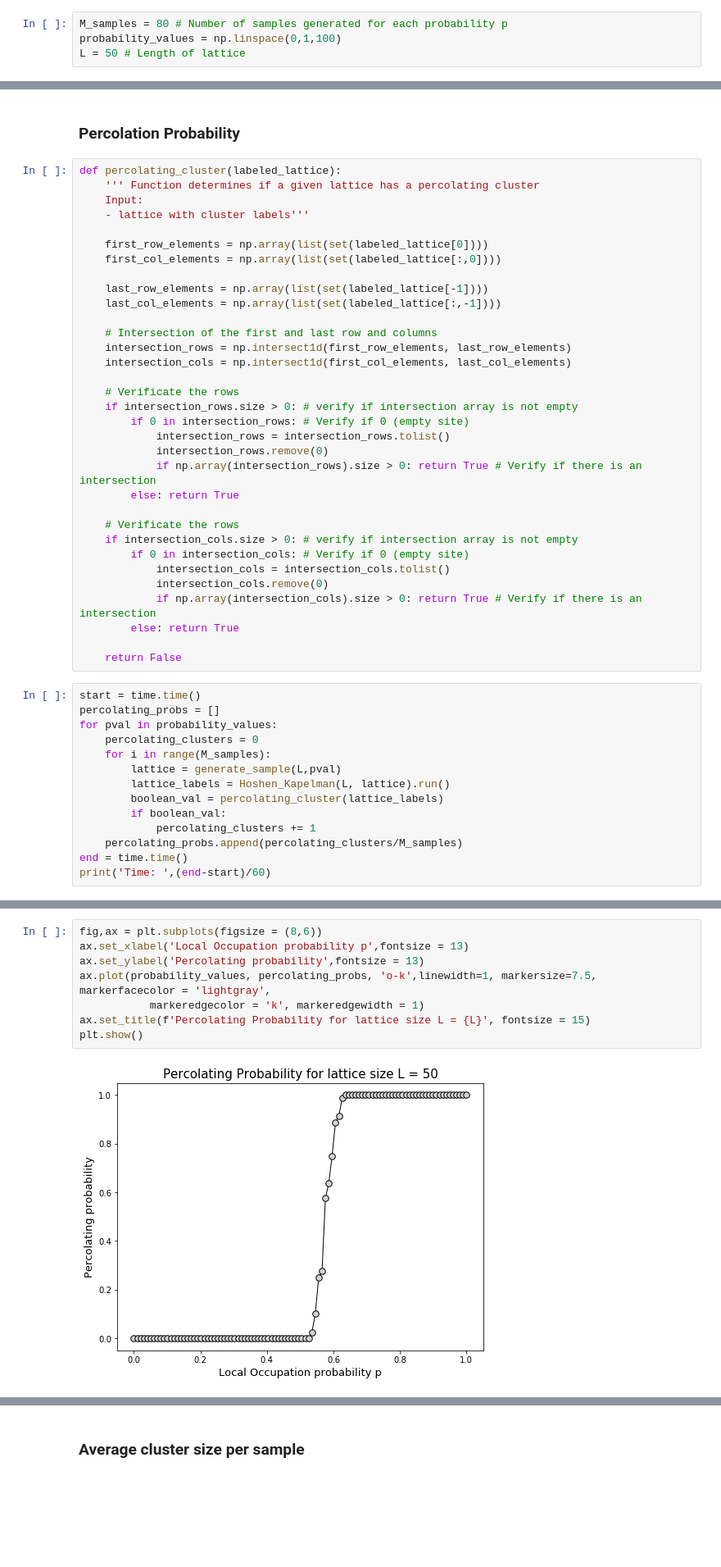
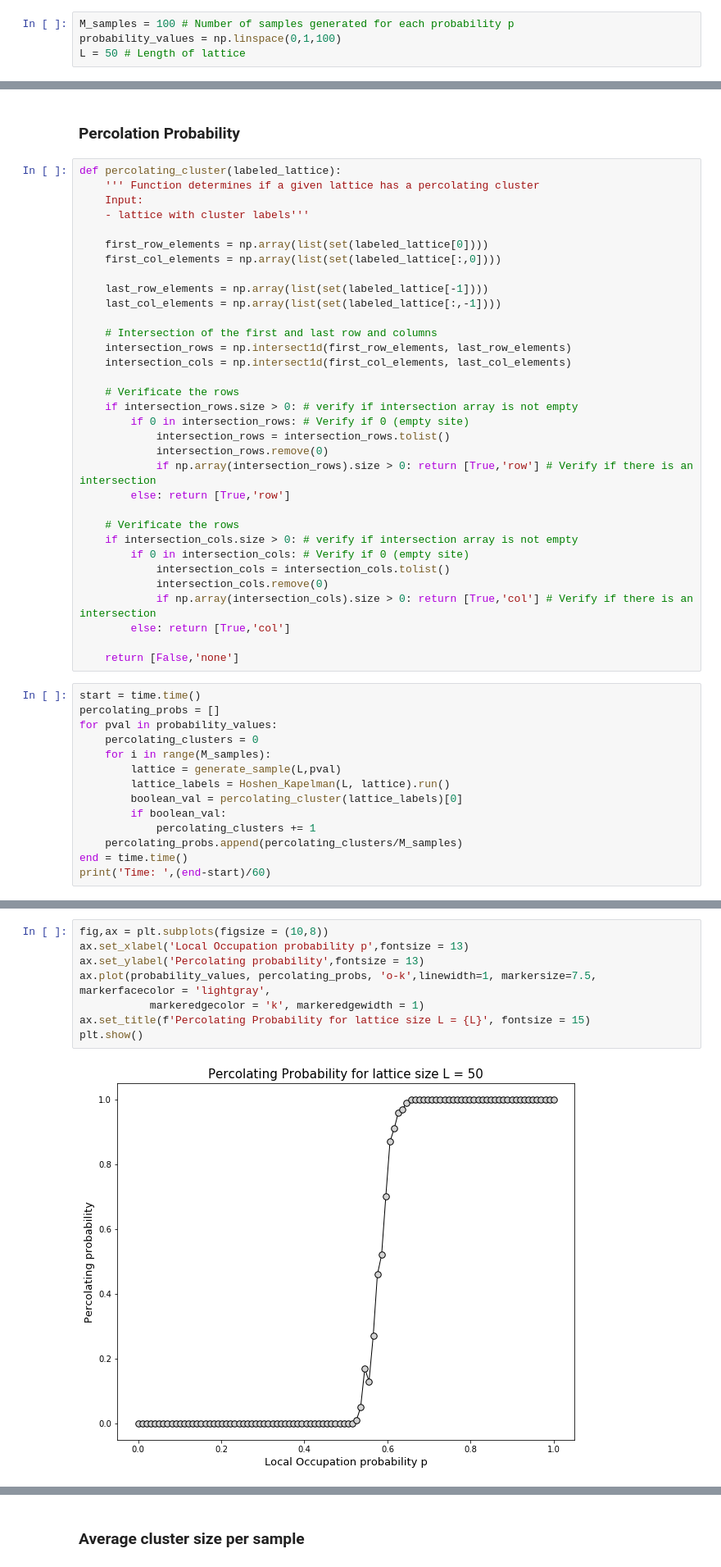
Before and after one commit to erikperez20/Computational_Condensed_Matter_Physics, a Jupyter notebook: Percolation.ipynb, the cells around one changed output, grey strips where cells are left out. Shown at 82% size. Cells and saved outputs as stored; diff of their text form; blank space fills up the shorter version.

```diff
--- a/Percolation.ipynb
+++ b/Percolation.ipynb
@@ -219,7 +196,7 @@ Generate M samples for each probability p and extract the mean observables
 # %% [markdown]
 ### Number of clusters per sample
 # %%
-M_samples = 80 # Number of samples generated for each probability p
+M_samples = 100 # Number of samples generated for each probability p
 probability_values = np.linspace(0,1,100)
 L = 50 # Length of lattice
 # %%
@@ -270,18 +247,18 @@ def percolating_cluster(labeled_lattice):
         if 0 in intersection_rows: # Verify if 0 (empty site)
             intersection_rows = intersection_rows.tolist()
             intersection_rows.remove(0)
-            if np.array(intersection_rows).size > 0: return True # Verify if there is an intersection
-        else: return True
+            if np.array(intersection_rows).size > 0: return [True,'row'] # Verify if there is an intersection
+        else: return [True,'row']
 
     # Verificate the rows
     if intersection_cols.size > 0: # verify if intersection array is not empty
         if 0 in intersection_cols: # Verify if 0 (empty site)
             intersection_cols = intersection_cols.tolist()
             intersection_cols.remove(0)
-            if np.array(intersection_cols).size > 0: return True # Verify if there is an intersection
-        else: return True
+            if np.array(intersection_cols).size > 0: return [True,'col'] # Verify if there is an intersection
+        else: return [True,'col']
 
-    return False
+    return [False,'none']
 # %%
 start = time.time()
 percolating_probs = []
@@ -290,7 +267,7 @@ for pval in probability_values:
     for i in range(M_samples):
         lattice = generate_sample(L,pval)
         lattice_labels = Hoshen_Kapelman(L, lattice).run()
-        boolean_val = percolating_cluster(lattice_labels)
+        boolean_val = percolating_cluster(lattice_labels)[0]
         if boolean_val:
             percolating_clusters += 1
     percolating_probs.append(percolating_clusters/M_samples)
@@ -301,10 +278,10 @@ Time:  0.4162578503290812
 # %%
-fig,ax = plt.subplots(figsize = (8,6))
+fig,ax = plt.subplots(figsize = (10,8))
 ax.set_xlabel('Local Occupation probability p',fontsize = 13)
 ax.set_ylabel('Percolating probability',fontsize = 13)
 ax.plot(probability_values, percolating_probs, 'o-k',linewidth=1, markersize=7.5, markerfacecolor = 'lightgray',
            markeredgecolor = 'k', markeredgewidth = 1)
 ax.set_title(f'Percolating Probability for lattice size L = {L}', fontsize = 15)
 plt.show()
 # %% [output]
-[figure, old version]
+[figure, new version]
```
Also changed, not shown: parts of 17 cells of this notebook.
